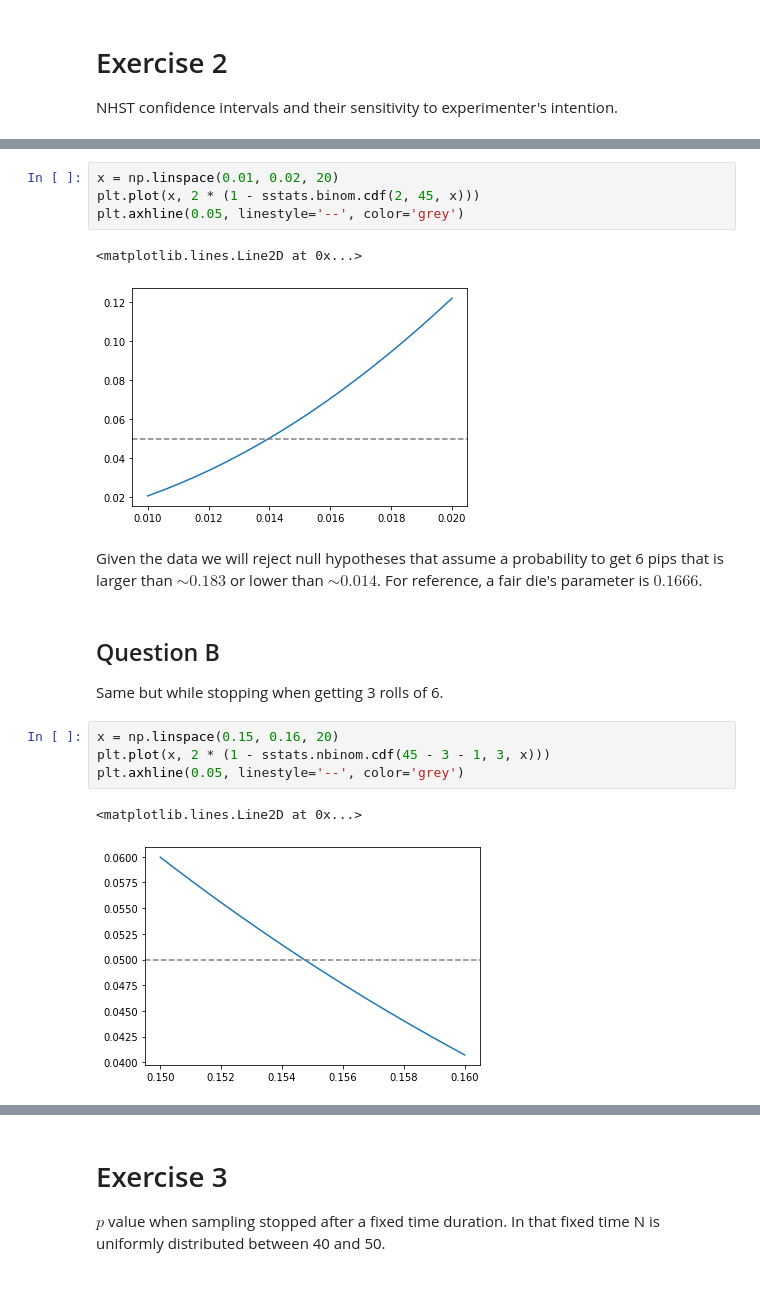
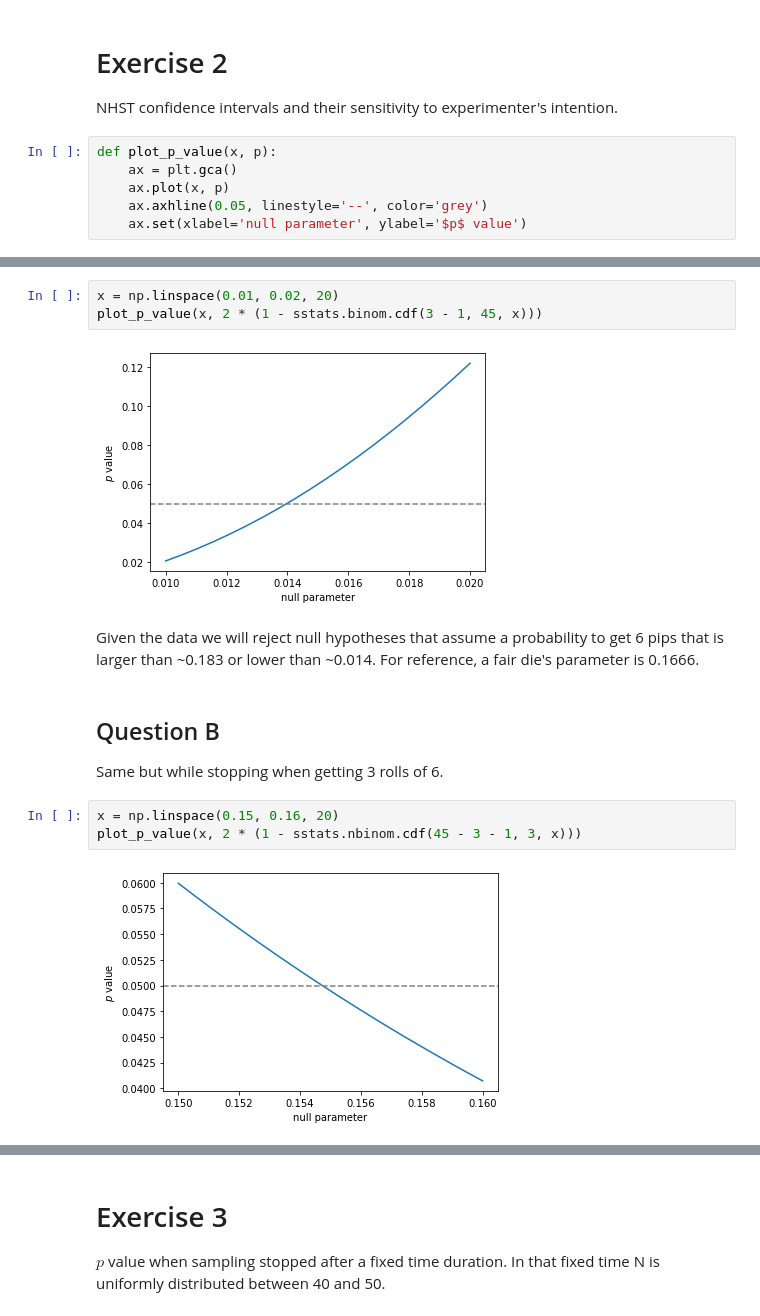
Before and after one commit to Nagasaki45/dbdapy, a Jupyter notebook: ch11.ipynb, the cells around one changed output, grey strips where cells are left out. Drawn from its saved outputs; the diff is of its cells as text; blank space fills up the shorter version.

```diff
--- a/ch11.ipynb
+++ b/ch11.ipynb
@@ -49,3 +52,9 @@ In this case we will reject the null hypothesis as the two tailed $p$ value is s
 # Exercise 2
 
 NHST confidence intervals and their sensitivity to experimenter's intention.
+# %%
+def plot_p_value(x, p):
+    ax = plt.gca()
+    ax.plot(x, p)
+    ax.axhline(0.05, linestyle='--', color='grey')
+    ax.set(xlabel='null parameter', ylabel='$p$ value')
@@ -59,22 +70,18 @@ plt.axhline(0.05, linestyle='--', color='grey')
 # %%
 x = np.linspace(0.01, 0.02, 20)
-plt.plot(x, 2 * (1 - sstats.binom.cdf(2, 45, x)))
-plt.axhline(0.05, linestyle='--', color='grey')
+plot_p_value(x, 2 * (1 - sstats.binom.cdf(3 - 1, 45, x)))
 # %% [output]
-<matplotlib.lines.Line2D at 0x...>
-[figure, old version]
+[figure, new version]
 # %% [markdown]
-Given the data we will reject null hypotheses that assume a probability to get 6 pips that is larger than $\sim0.183$ or lower than $\sim0.014$. For reference, a fair die's parameter is $0.1666$.
+Given the data we will reject null hypotheses that assume a probability to get 6 pips that is larger than ~0.183 or lower than ~0.014. For reference, a fair die's parameter is 0.1666.
 # %% [markdown]
 ## Question B
 
 Same but while stopping when getting 3 rolls of 6.
 # %%
 x = np.linspace(0.15, 0.16, 20)
-plt.plot(x, 2 * (1 - sstats.nbinom.cdf(45 - 3 - 1, 3, x)))
-plt.axhline(0.05, linestyle='--', color='grey')
+plot_p_value(x, 2 * (1 - sstats.nbinom.cdf(45 - 3 - 1, 3, x)))
 # %% [output]
-<matplotlib.lines.Line2D at 0x...>
-[figure, old version]
+[figure, new version]
 # %%
 x = np.linspace(0.01, 0.02, 20)
```
Also changed, not shown: parts of 7 cells of this notebook.
